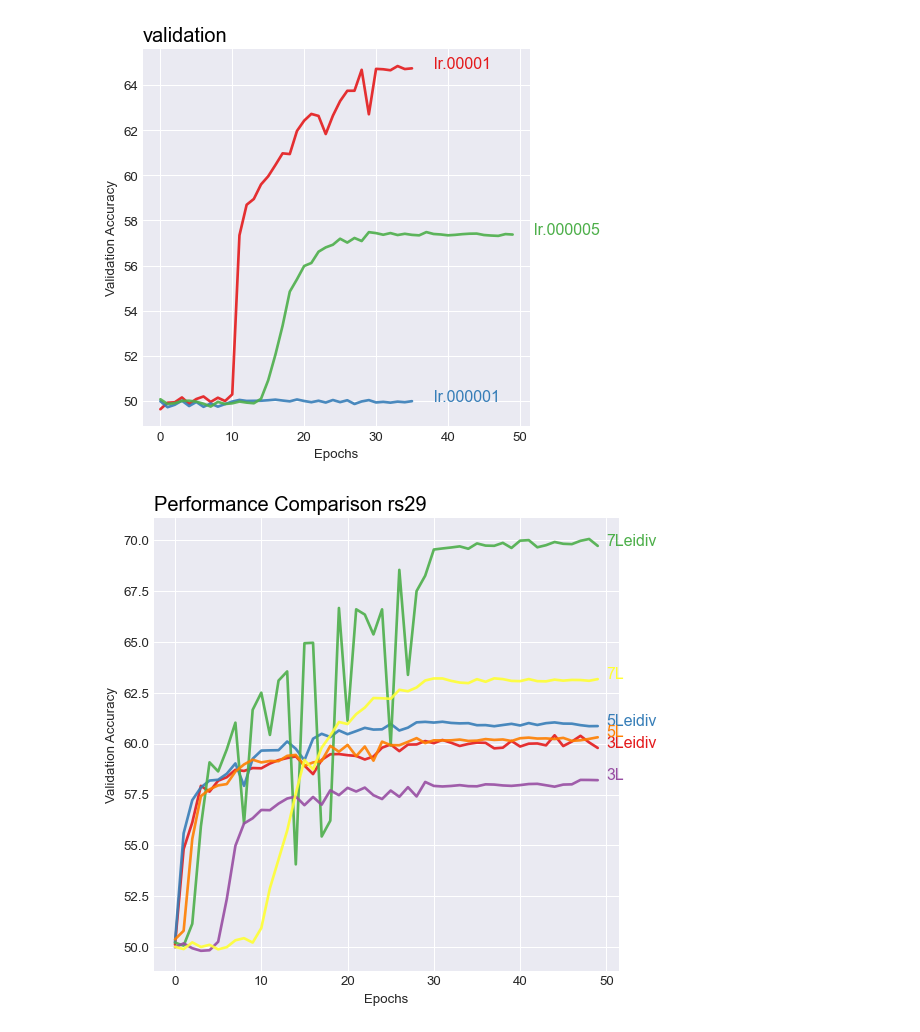
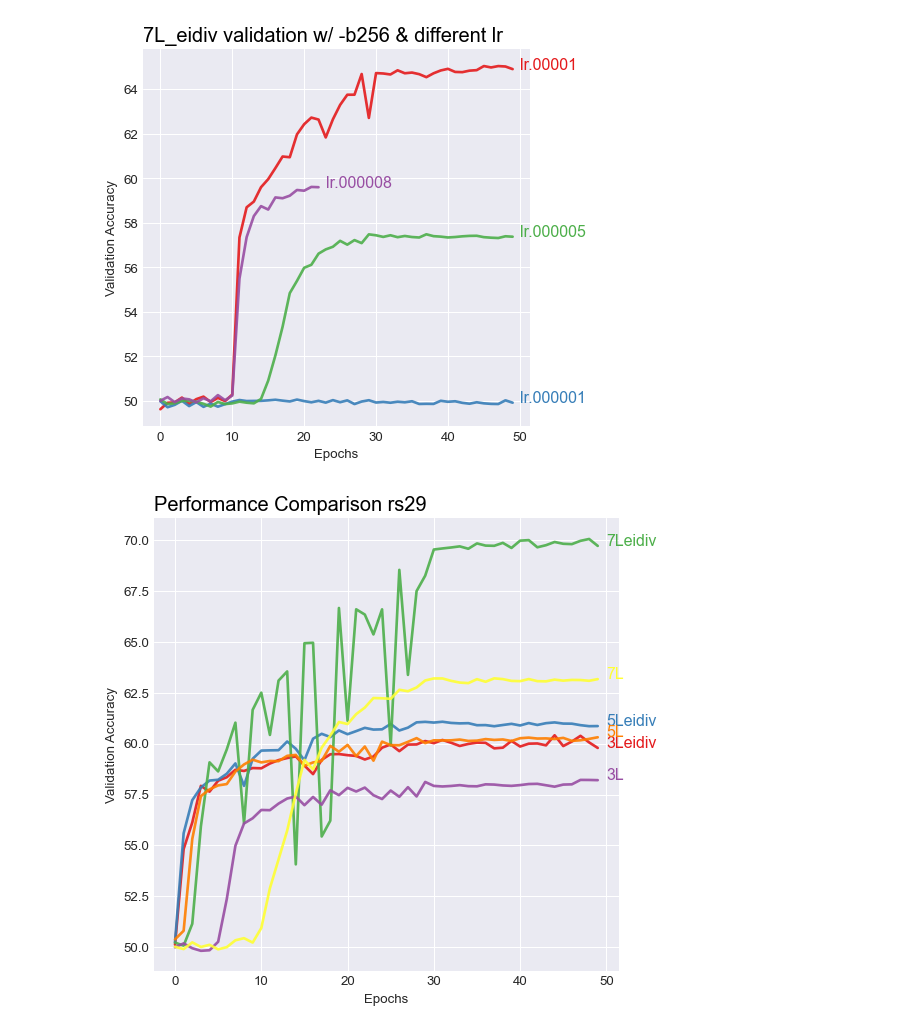
Before and after one commit to hiyuantang/marked_long, a Jupyter notebook: results/vis.ipynb, the cells around one changed output. Saved outputs shown, nothing was run; the diff lists cells and outputs as text; code cells hidden in the pictures.

Commit message:
upload results

```diff
--- a/results/vis.ipynb
+++ b/results/vis.ipynb
@@ -40,30 +40,34 @@ L7_rs77 = get_val_results('./rs77/7L_rs77.txt')
 L7eidiv_rs53_00001 = get_val_results('./val_L7eidiv/lr0.00001.txt')
 L7eidiv_rs53_000001 = get_val_results('./val_L7eidiv/lr0.000001.txt')
 L7eidiv_rs53_000005 = get_val_results('./val_L7eidiv/lr0.000005.txt')
+L7eidiv_rs53_000008 = get_val_results('./val_L7eidiv/lr0.000008.txt')
 # %%
-name_list = np.array(['lr.00001', 'lr.000001', 'lr.000005'])
+name_list = np.array(['lr.00001', 'lr.000001', 'lr.000005', 'lr.000008'])
 
 #setup plot
 plt.style.use('seaborn-darkgrid')
 dpi = 96
 plt.figure(figsize=(500/dpi, 500/dpi), dpi=dpi)
 palette = plt.get_cmap('Set1')
+
 #draw lines
 plt.plot(L7eidiv_rs53_00001, marker='', color=palette(0), linewidth=2, alpha=0.9, label=name_list[0])
 plt.plot(L7eidiv_rs53_000001, marker='', color=palette(1), linewidth=2, alpha=0.9, label=name_list[1])
 plt.plot(L7eidiv_rs53_000005, marker='', color=palette(2), linewidth=2, alpha=0.9, label=name_list[2])
+plt.plot(L7eidiv_rs53_000008, marker='', color=palette(3), linewidth=2, alpha=0.9, label=name_list[3])
 #mark lines
-plt.text(38, L7eidiv_rs53_00001[-1], name_list[0], horizontalalignment='left', size='large', color=palette(0))
-plt.text(38, L7eidiv_rs53_000001[-1], name_list[1], horizontalalignment='left', size='large', color=palette(1))
-plt.text(52, L7eidiv_rs53_000005[-1], name_list[2], horizontalalignment='left', size='large', color=palette(2))
+plt.text(len(L7eidiv_rs53_00001), L7eidiv_rs53_00001[-1], name_list[0], horizontalalignment='left', size='large', color=palette(0))
+plt.text(len(L7eidiv_rs53_000001), L7eidiv_rs53_000001[-1], name_list[1], horizontalalignment='left', size='large', color=palette(1))
+plt.text(len(L7eidiv_rs53_000005), L7eidiv_rs53_000005[-1], name_list[2], horizontalalignment='left', size='large', color=palette(2))
+plt.text(len(L7eidiv_rs53_000008), L7eidiv_rs53_000008[-1], name_list[3], horizontalalignment='left', size='large', color=palette(3))
 
 #plt.legend(loc=2, ncol=2)
-plt.title("validation", loc='left', fontsize=15, fontweight=0, color='black')
+plt.title("7L_eidiv validation w/ -b256 & different lr", loc='left', fontsize=15, fontweight=0, color='black')
 plt.xlabel('Epochs')
 plt.ylabel('Validation Accuracy')
 plt.show()
 # %% [output]
-[figure, old version]
+[figure, new version]
 # %%
 name_list = np.array(['3Leidiv', '5Leidiv', '7Leidiv', '3L', '5L', '7L'])
 lines = np.array([np.asarray(L3eidiv_rs29), np.asarray(L5eidiv_rs29), np.asarray(L7eidiv_rs29),
```
Also changed, not shown: 3 other files.
